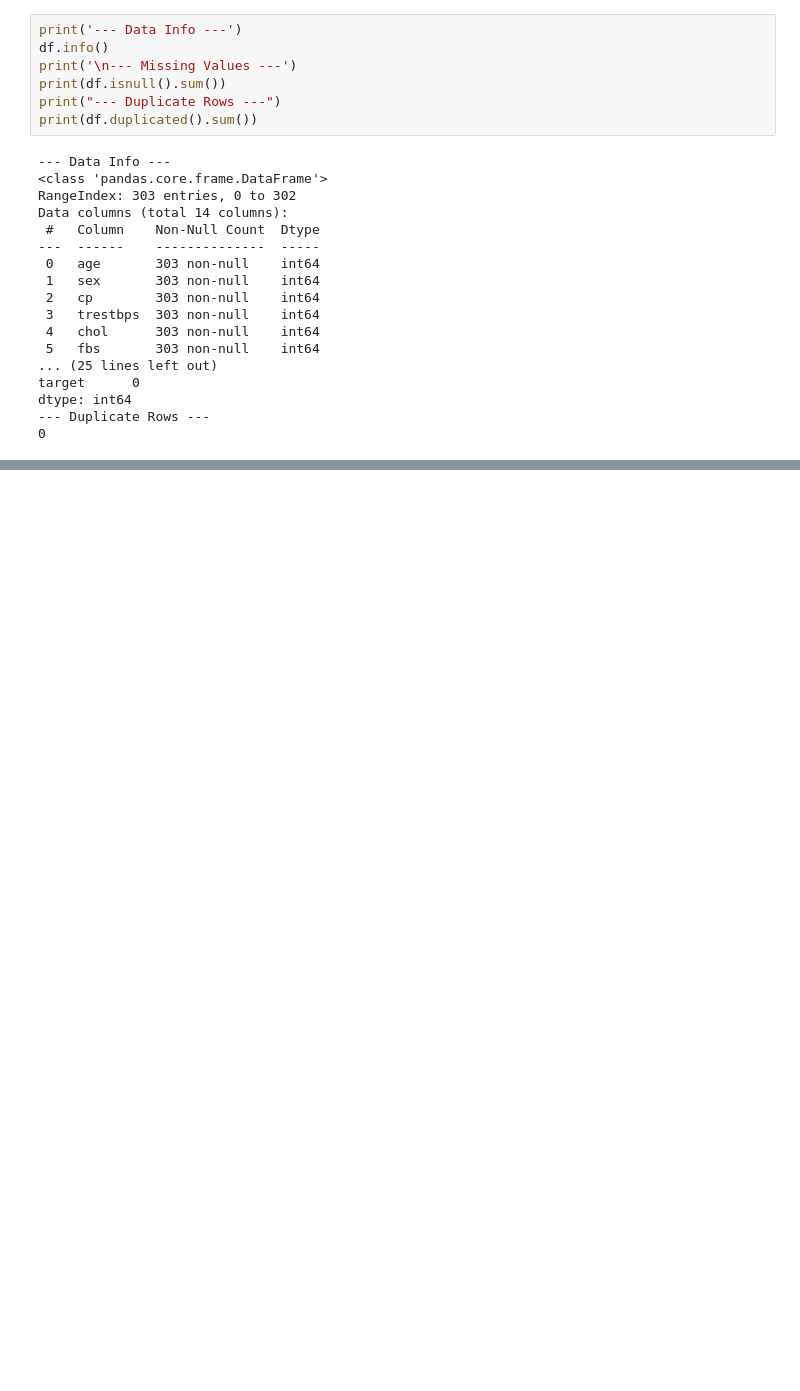
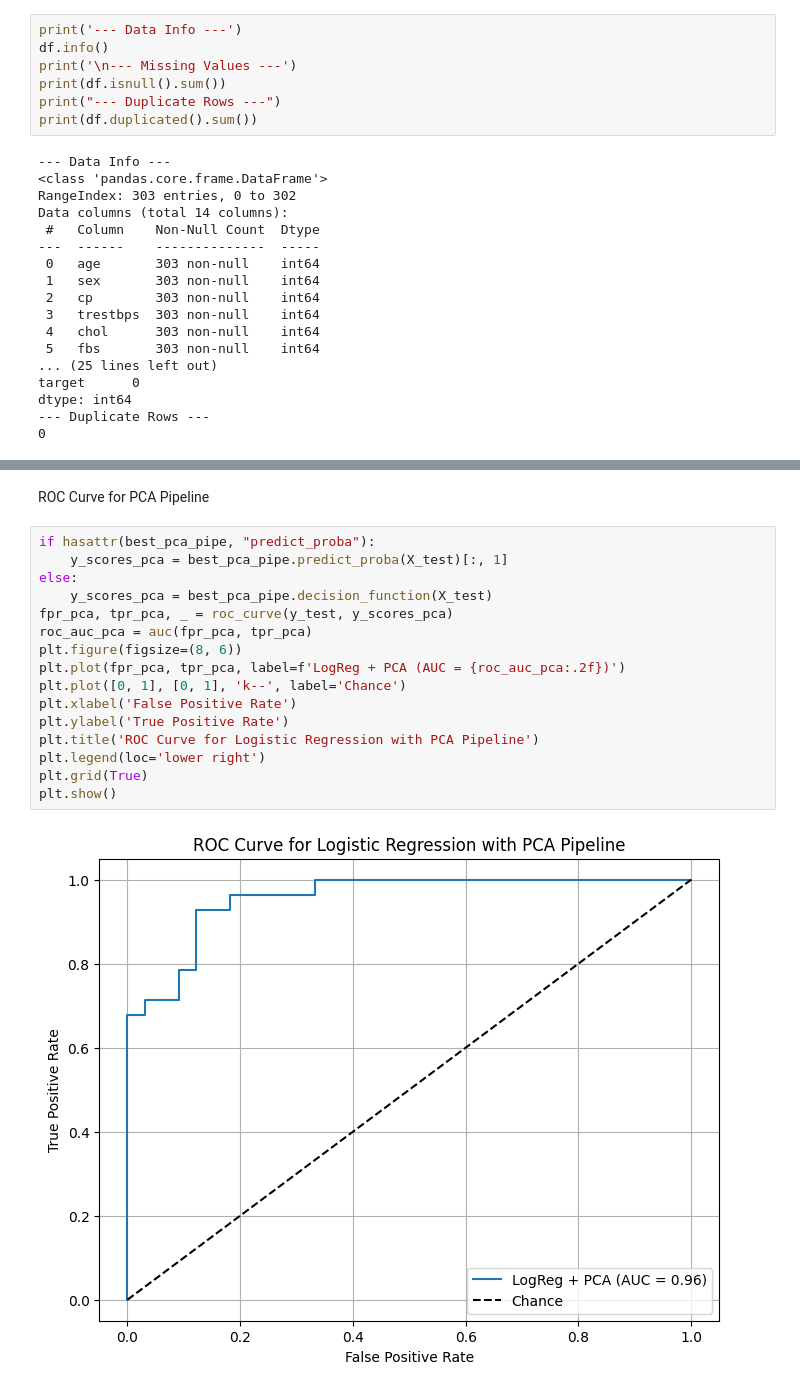
Before and after one commit to v-gapsys/PP4, a Jupyter notebook: Heart_Disease_Classification_Project.ipynb, the cells around one changed output, grey strips where cells are left out. Cells and saved outputs as stored; diff of their text form; blank space fills up the shorter version.

```diff
--- a/Heart_Disease_Classification_Project.ipynb
+++ b/Heart_Disease_Classification_Project.ipynb
@@ -502,0 +366,20 @@ plt.show()
+# %% [markdown]
+ROC Curve for PCA Pipeline
+# %%
+if hasattr(best_pca_pipe, "predict_proba"):
+    y_scores_pca = best_pca_pipe.predict_proba(X_test)[:, 1]
+else:
+    y_scores_pca = best_pca_pipe.decision_function(X_test)
+fpr_pca, tpr_pca, _ = roc_curve(y_test, y_scores_pca)
+roc_auc_pca = auc(fpr_pca, tpr_pca)
+plt.figure(figsize=(8, 6))
+plt.plot(fpr_pca, tpr_pca, label=f'LogReg + PCA (AUC = {roc_auc_pca:.2f})')
+plt.plot([0, 1], [0, 1], 'k--', label='Chance')
+plt.xlabel('False Positive Rate')
+plt.ylabel('True Positive Rate')
+plt.title('ROC Curve for Logistic Regression with PCA Pipeline')
+plt.legend(loc='lower right')
+plt.grid(True)
+plt.show()
+# %% [output]
+[figure, added]
```
Also changed, not shown: parts of 53 cells of this notebook.
